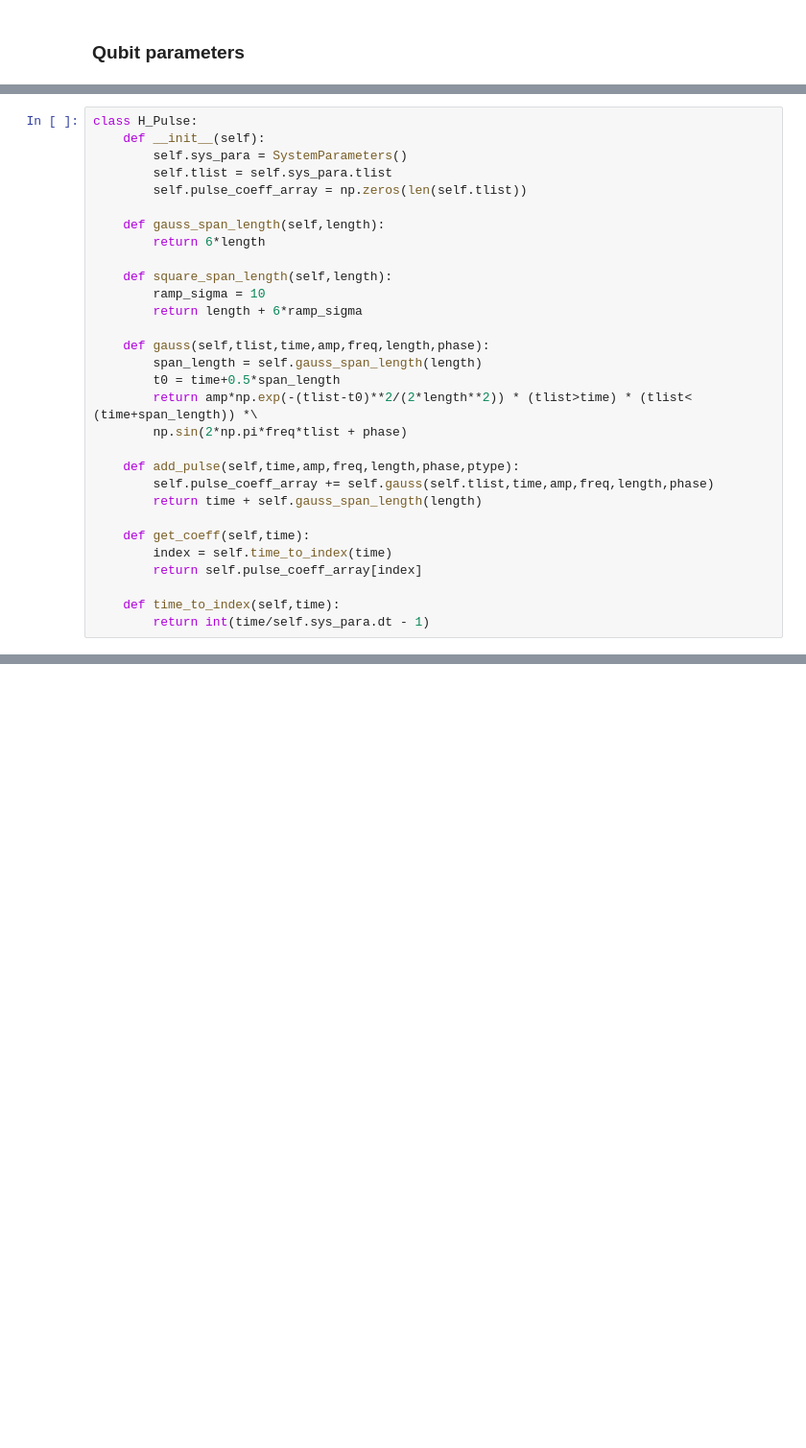
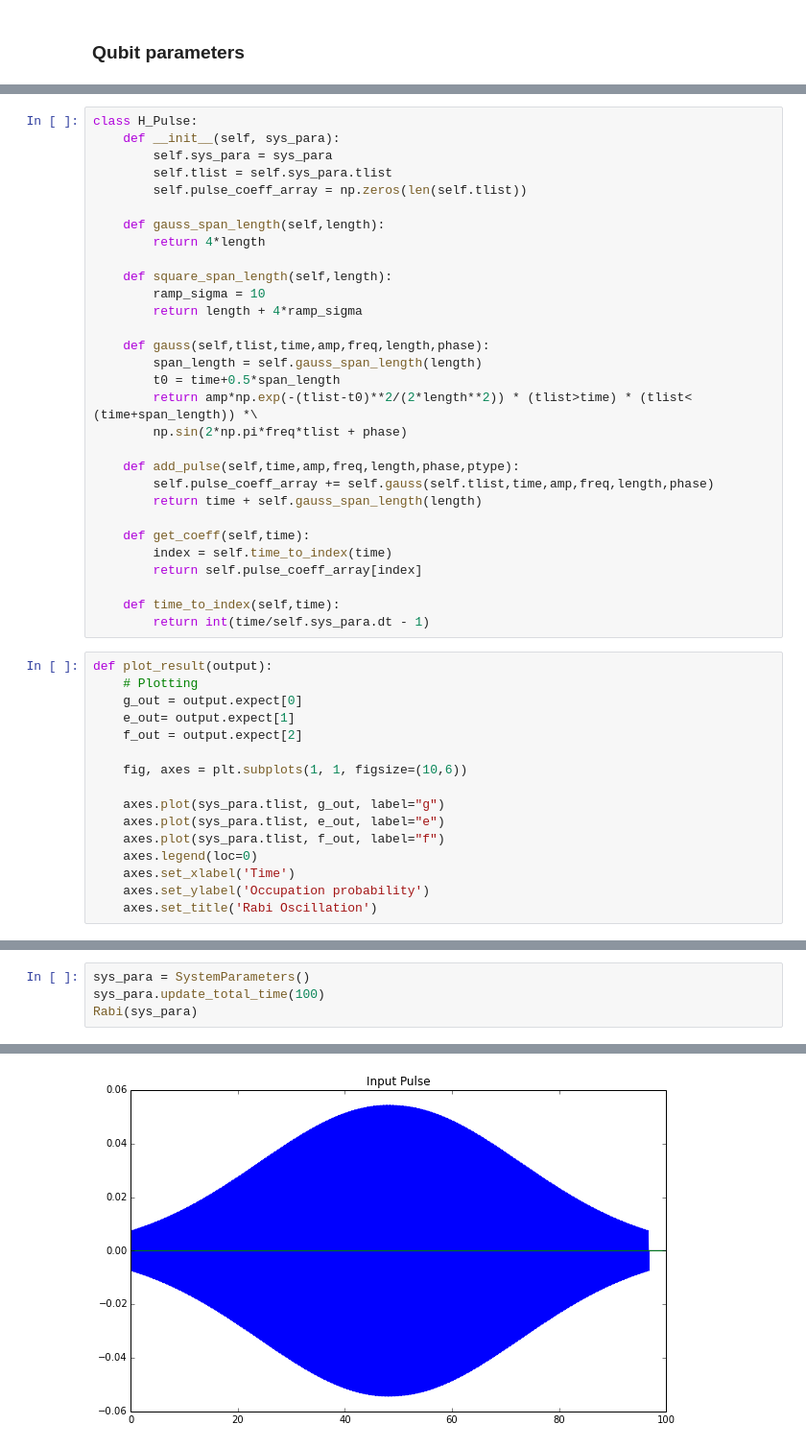
Before and after one commit to nelsonleung/Qutip, a Jupyter notebook: Single Transmon.ipynb, the cells around one changed output, grey strips where cells are left out. Shown at 96% size. Drawn from its saved outputs; the diff is of its cells as text; blank space fills up the shorter version.

Commit message:
added rabi pulse

```diff
--- a/Single Transmon.ipynb
+++ b/Single Transmon.ipynb
@@ -84,16 +99,16 @@ H0 = Qobj(np.diag(sys_para.ens))
 # %%
 class H_Pulse:
-    def __init__(self):
-        self.sys_para = SystemParameters()
+    def __init__(self, sys_para):
+        self.sys_para = sys_para
         self.tlist = self.sys_para.tlist
         self.pulse_coeff_array = np.zeros(len(self.tlist))
 
     def gauss_span_length(self,length):
-        return 6*length
+        return 4*length
 
     def square_span_length(self,length):
         ramp_sigma = 10
-        return length + 6*ramp_sigma
+        return length + 4*ramp_sigma
 
     def gauss(self,tlist,time,amp,freq,length,phase):
         span_length = self.gauss_span_length(length)
@@ -111,3 +126,19 @@ class H_Pulse:
 
     def time_to_index(self,time):
         return int(time/self.sys_para.dt - 1)
+# %%
+def plot_result(output):
+    # Plotting
+    g_out = output.expect[0]
+    e_out= output.expect[1]
+    f_out = output.expect[2]
+
+    fig, axes = plt.subplots(1, 1, figsize=(10,6))
+
+    axes.plot(sys_para.tlist, g_out, label="g")
+    axes.plot(sys_para.tlist, e_out, label="e")
+    axes.plot(sys_para.tlist, f_out, label="f")
+    axes.legend(loc=0)
+    axes.set_xlabel('Time')
+    axes.set_ylabel('Occupation probability')
+    axes.set_title('Rabi Oscillation')
@@ -194,0 +207,5 @@ axes.set_title('Rabi Oscillation')
+# %%
+sys_para = SystemParameters()
+sys_para.update_total_time(100)
+Rabi(sys_para)
+# %% [output]
@@ -194,0 +216 @@ axes.set_title('Rabi Oscillation')
+[figure, added]
```
Also changed, not shown: parts of 8 cells of this notebook.
